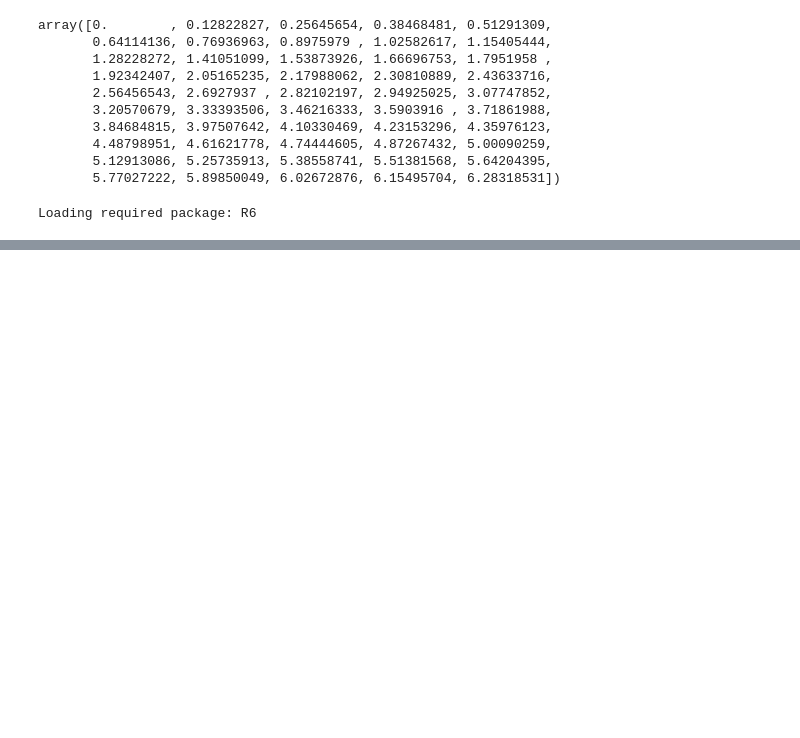
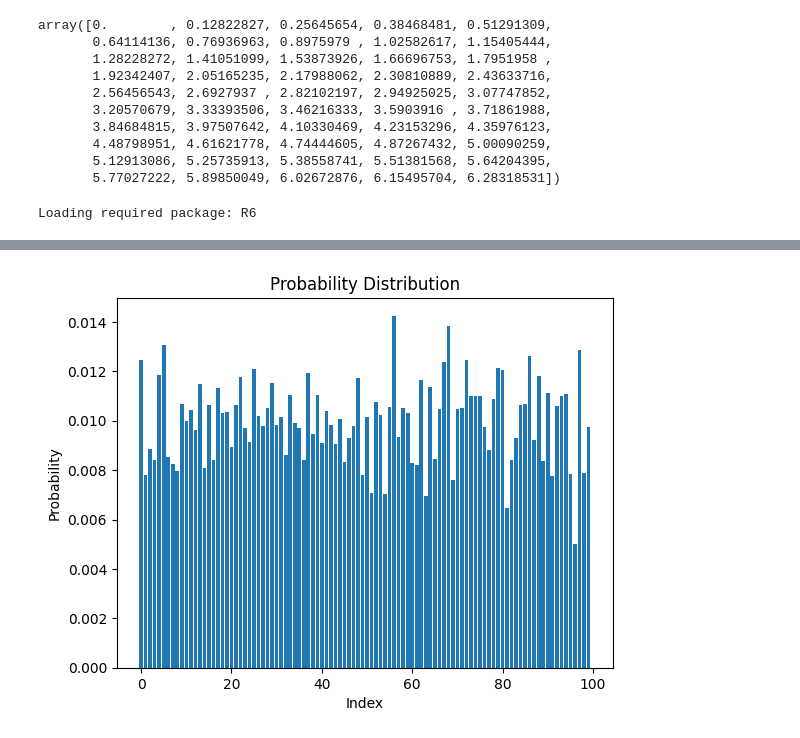
Before and after one commit to cjGO/breeder_agent, a Jupyter notebook: test.ipynb, the cells around one changed output, grey strips where cells are left out. Saved outputs shown, nothing was run; the diff lists cells and outputs as text; code cells hidden in the pictures; blank space fills up the shorter version.

Commit message:
basic viz probabilities of parent selection per pair

```diff
--- a/test.ipynb
+++ b/test.ipynb
@@ -402,7 +374,14 @@ import numpy as np
 # Create a random example
 example_population = np.random.rand(1, n, m)
 # Send the example through the actor network
-action_probabilities = actor_model.predict(example_population)
-print(f'actor model output : {action_probabilities.shape}')
+actor_output = actor_model.predict(example_population)
+print(f'actor model output : {actor_output.shape}')
 print(f'example population shape, single sample : {example_population.shape}')
+
+# Predict
+critic_output = critic_model.predict([ example_population, actor_output])
+
+# Print the output
+print(f'critic model output: {critic_output.shape}')
+print(critic_output[0][0:5])
 # %% [output]
@@ -419,0 +444,19 @@ ValueError: in user code:
+# %%
+import matplotlib.pyplot as plt
+
+# Your array of probabilities
+probabilities = actor_output[:,0,:][0]
+
+
+plt.hist(probabilities, bins='auto', density=True)
+
+# Create an array of indices
+indices = range(len(probabilities))
+
+plt.bar(indices, probabilities)
+plt.title('Probability Distribution')
+plt.xlabel('Index')
+plt.ylabel('Probability')
+plt.show()
+# %% [output]
+[figure, added]
```
Also changed, not shown: parts of 12 cells of this notebook.
